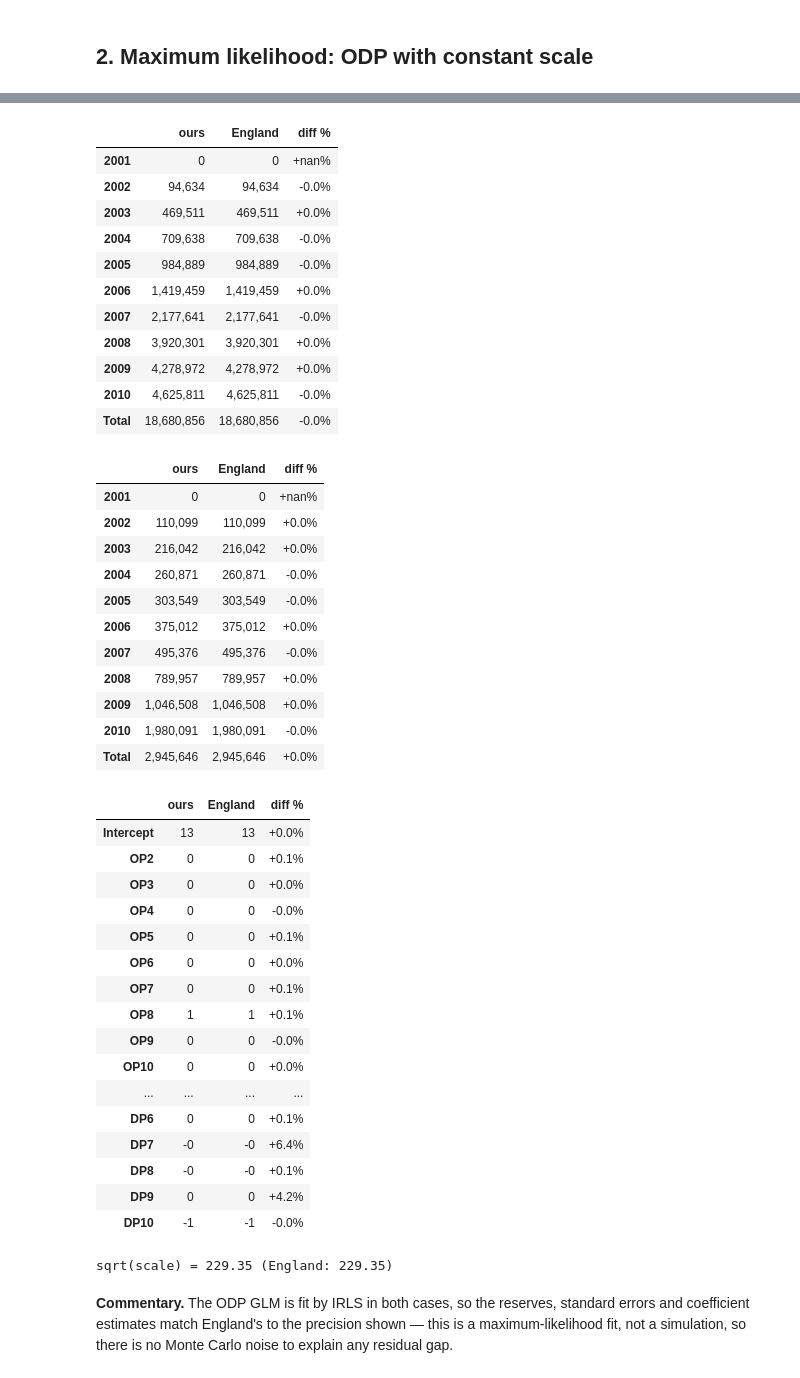
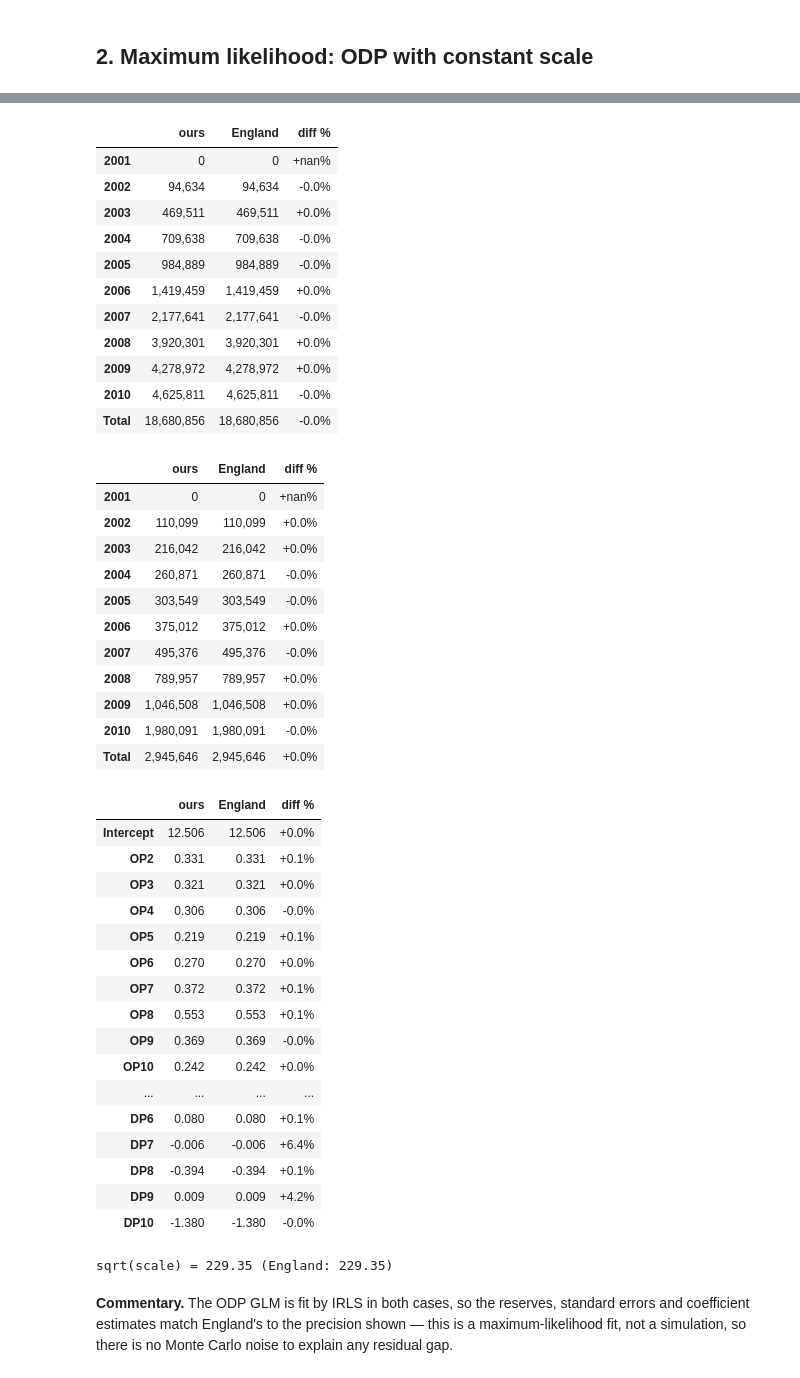
Before and after one commit to problemofpoints/bayesianchainladder, a Jupyter notebook: docs/notebooks/ev_2006_predictive_distributions.ipynb, the cells around one changed output, grey strips where cells are left out. Cells and saved outputs as stored; diff of their text form; code cells hidden in the pictures.

```diff
--- a/docs/notebooks/ev_2006_predictive_distributions.ipynb
+++ b/docs/notebooks/ev_2006_predictive_distributions.ipynb
@@ -77,6 +77,7 @@ def compare(ours, england, labels=None):
 
 
 COMPARE_FMT = {"ours": "{:,.0f}", "England": "{:,.0f}", "diff %": "{:+.1f}%"}
+DECIMAL_FMT = {"ours": "{:,.3f}", "England": "{:,.3f}", "diff %": "{:+.1f}%"}
 # %% [markdown]
 ## 2. Maximum likelihood: ODP with constant scale
 # %%
@@ -98,7 +99,7 @@ display(compare(list(odp.reserves) + [odp.total_reserve], t_ml["reserves"] + [t_
 display(compare(list(odp.reserve_sd) + [odp.total_sd], t_ml["reserve_sd"] + [t_ml["total_sd"]], labels).style.format(COMPARE_FMT))
 
 params = ref["ml_parameters"]
-display(compare(odp.coefficients, params["estimate"], params["labels"]).style.format(COMPARE_FMT))
+display(compare(odp.coefficients, params["estimate"], params["labels"]).style.format(DECIMAL_FMT))
 print(f"sqrt(scale) = {np.sqrt(odp.scale[0]):.2f} (England: {t_ml['sqrt_scale']})")
 # %% [output]
 |  | latest | reserve | ultimate | sd | cov |
@@ -110,49 +111,49 @@ print(f"sqrt(scale) = {np.sqrt(odp.scale[0]):.2f} (England: {t_ml['sqrt_scale']}
 | 2006 | 3,691,712 | 1,419,459 | 5,111,171 | 375,012 | 26.4% |
 | 2007 | 3,483,130 | 2,177,641 | 5,660,771 | 495,376 | 22.7% |
 | 2008 | 2,864,498 | 3,920,301 | 6,784,799 | 789,957 | 20.2% |
 | 2009 | 1,363,294 | 4,278,972 | 5,642,266 | 1,046,508 | 24.5% |
 | 2010 | 344,014 | 4,625,811 | 4,969,825 | 1,980,091 | 42.8% |
 |  | ours | England | diff % |
 | 2001 | 0 | 0 | +nan% |
 | 2002 | 94,634 | 94,634 | -0.0% |
 | 2003 | 469,511 | 469,511 | +0.0% |
 | 2004 | 709,638 | 709,638 | -0.0% |
 | 2005 | 984,889 | 984,889 | -0.0% |
 | 2006 | 1,419,459 | 1,419,459 | +0.0% |
 | 2007 | 2,177,641 | 2,177,641 | -0.0% |
 | 2008 | 3,920,301 | 3,920,301 | +0.0% |
 | 2009 | 4,278,972 | 4,278,972 | +0.0% |
 | 2010 | 4,625,811 | 4,625,811 | -0.0% |
 | Total | 18,680,856 | 18,680,856 | -0.0% |
 |  | ours | England | diff % |
 | 2001 | 0 | 0 | +nan% |
 | 2002 | 110,099 | 110,099 | +0.0% |
 | 2003 | 216,042 | 216,042 | +0.0% |
 | 2004 | 260,871 | 260,871 | -0.0% |
 | 2005 | 303,549 | 303,549 | -0.0% |
 | 2006 | 375,012 | 375,012 | +0.0% |
 | 2007 | 495,376 | 495,376 | -0.0% |
 | 2008 | 789,957 | 789,957 | +0.0% |
 | 2009 | 1,046,508 | 1,046,508 | +0.0% |
 | 2010 | 1,980,091 | 1,980,091 | -0.0% |
 | Total | 2,945,646 | 2,945,646 | +0.0% |
 |  | ours | England | diff % |
-| Intercept | 13 | 13 | +0.0% |
-| OP2 | 0 | 0 | +0.1% |
-| OP3 | 0 | 0 | +0.0% |
-| OP4 | 0 | 0 | -0.0% |
-| OP5 | 0 | 0 | +0.1% |
-| OP6 | 0 | 0 | +0.0% |
-| OP7 | 0 | 0 | +0.1% |
-| OP8 | 1 | 1 | +0.1% |
-| OP9 | 0 | 0 | -0.0% |
-| OP10 | 0 | 0 | +0.0% |
+| Intercept | 12.506 | 12.506 | +0.0% |
+| OP2 | 0.331 | 0.331 | +0.1% |
+| OP3 | 0.321 | 0.321 | +0.0% |
+| OP4 | 0.306 | 0.306 | -0.0% |
+| OP5 | 0.219 | 0.219 | +0.1% |
+| OP6 | 0.270 | 0.270 | +0.0% |
+| OP7 | 0.372 | 0.372 | +0.1% |
+| OP8 | 0.553 | 0.553 | +0.1% |
+| OP9 | 0.369 | 0.369 | -0.0% |
+| OP10 | 0.242 | 0.242 | +0.0% |
 | ... | ... | ... | ... |
-| DP6 | 0 | 0 | +0.1% |
-| DP7 | -0 | -0 | +6.4% |
-| DP8 | -0 | -0 | +0.1% |
-| DP9 | 0 | 0 | +4.2% |
-| DP10 | -1 | -1 | -0.0% |
+| DP6 | 0.080 | 0.080 | +0.1% |
+| DP7 | -0.006 | -0.006 | +6.4% |
+| DP8 | -0.394 | -0.394 | +0.1% |
+| DP9 | 0.009 | 0.009 | +4.2% |
+| DP10 | -1.380 | -1.380 | -0.0% |
 sqrt(scale) = 229.35 (England: 229.35)
 # %% [markdown]
 **Commentary.** The ODP GLM is fit by IRLS in both cases, so the reserves,
```
Also changed, not shown: parts of 6 cells of this notebook, 3 other files.
